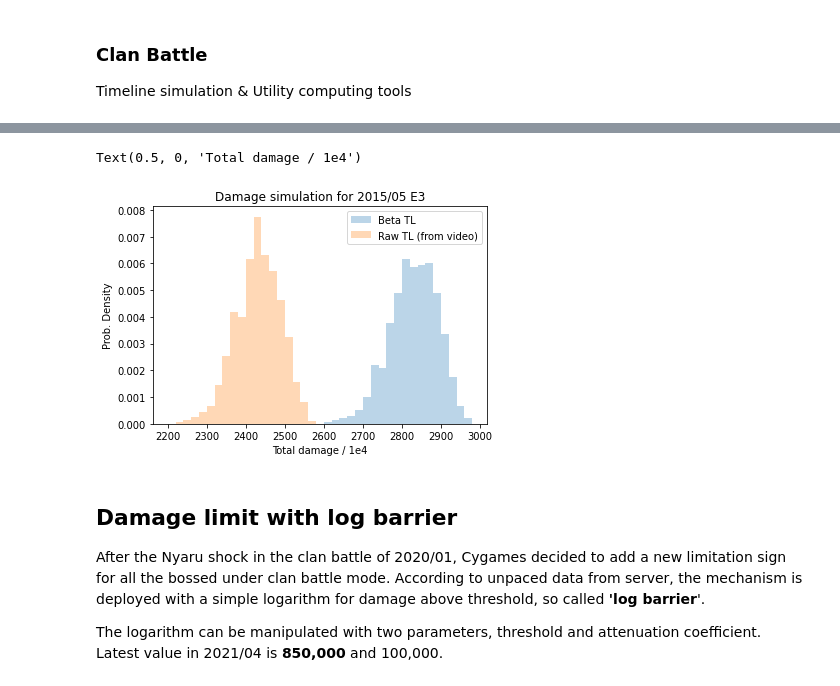
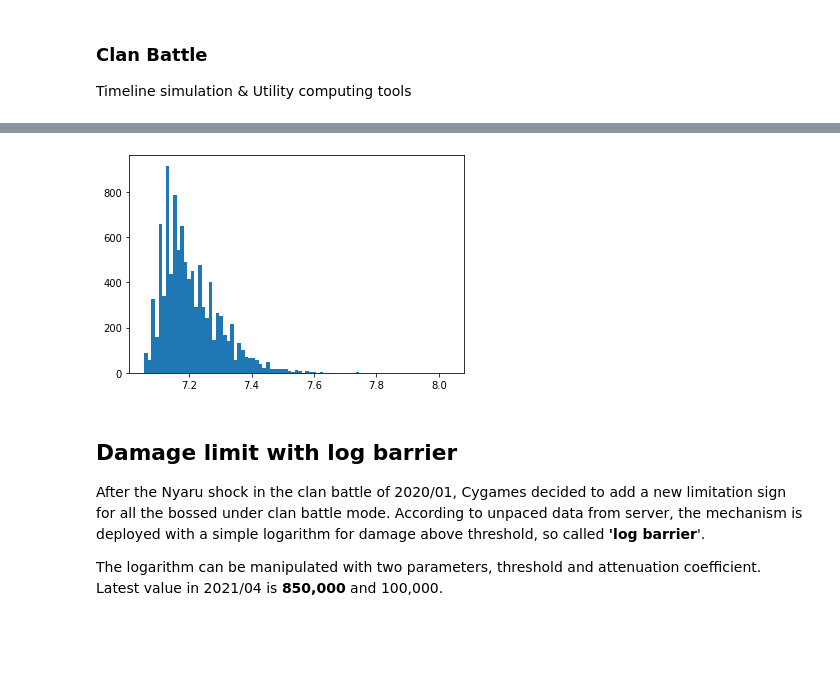
Before and after one commit to yatowoo/Priconne, a Jupyter notebook: pcr.ipynb, the cells around one changed output, grey strips where cells are left out. Drawn from its saved outputs; the diff is of its cells as text; code cells hidden in the pictures; blank space fills up the shorter version.

Commit message:
TL simulation - FIX bugs in 2021/05 E3

```diff
--- a/pcr.ipynb
+++ b/pcr.ipynb
@@ -612,15 +613,8 @@ Text(0.5, 0, 'Total damage / 1e4')
-# %%
-fig, ax = plt.subplots()
-pltKwargs = dict(histtype='stepfilled', alpha=0.3, density=True, bins=range(2200, 3000, 20))
-plotBeta = plt.hist(histDamage, **pltKwargs, label='Beta TL')
-plotRaw = plt.hist(histDamageOriginal, **pltKwargs, label='Raw TL (from video)')
-leg = ax.legend()
-plt.title('Damage simulation for 2015/05 E3')
-plt.ylabel('Prob. Density')
-plt.xlabel('Total damage / 1e4')
-# %% [output]
-Text(0.5, 0, 'Total damage / 1e4')
-[figure, removed]
+# %%
+defRequire = [bossInit['UB_damage'] / x - 1 for x in histNyaruFieldAt34]
+_ = plt.hist(defRequire, bins='auto')
+# %% [output]
+[figure, added]
 # %% [markdown]
 ## Damage limit with log barrier
 After the Nyaru shock in the clan battle of 2020/01, Cygames decided to add a new limitation sign for all the bossed under clan battle mode. According to unpaced data from server, the mechanism is deployed with a simple logarithm for damage above threshold, so called **'log barrier**'.
```
Also changed, not shown: parts of 2 cells of this notebook.
